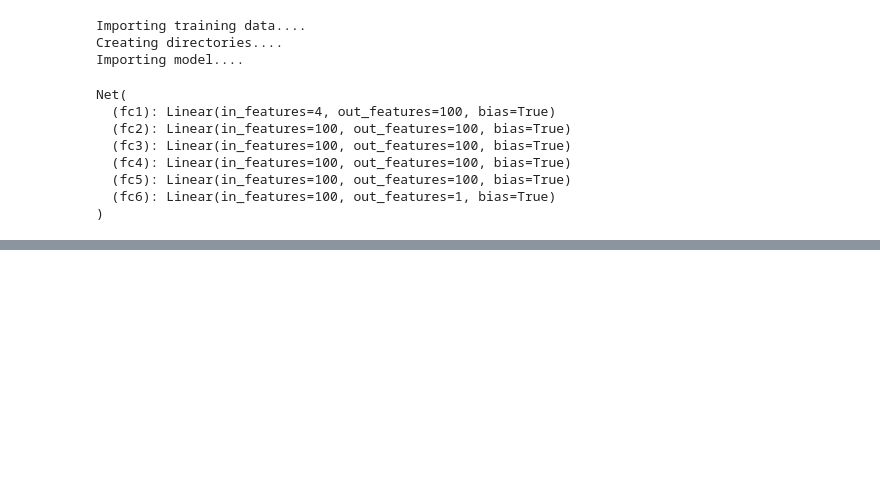
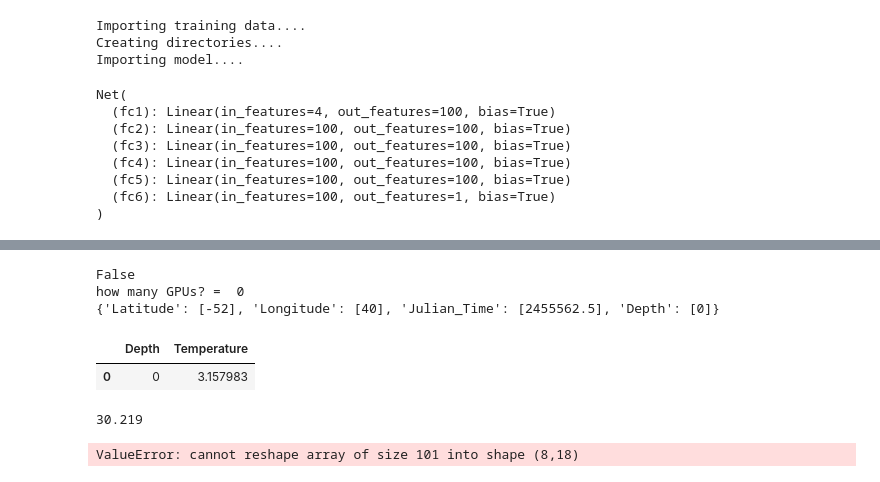
Before and after one commit to DarrenMLie/OTEC, a Jupyter notebook: modelValidation.ipynb, the cells around one changed output, grey strips where cells are left out. Cells and saved outputs as stored; diff of their text form; code cells hidden in the pictures; blank space fills up the shorter version.

```diff
--- a/modelValidation.ipynb
+++ b/modelValidation.ipynb
@@ -181,0 +337,25 @@ False
+# %%
+# from generateThermocline import generateThermocline
+# maxDepth(df,-52,40,1)
+
+generateThermocline(-52,40,2455562.5,maxDepth(df,-52,40,1),1,net,"Results/ThermoclinePlots", False)
+# maxDepthTest(df,-52,40,1)
+# %% [output]
+False
+how many GPUs? =  0
+{'Latitude': [-52], 'Longitude': [40], 'Julian_Time': [2455562.5], 'Depth': [0]}
+|  | Depth | Temperature |
+| 0 | 0 | 3.157983 |
+# %%
+# z[0][0] = 220
+# z
+df.loc[25487635, 'Latitude']
+# df.loc[25487636, 'Longitude']
+# %% [output]
+30.219
+# %%
+lon = plotDf["Longitude"].unique()
+lat = plotDf["Latitude"].unique()
+np.reshape(plotDf["Exergy"], (lat.size, lon.size))
+# %% [output]
+ValueError: cannot reshape array of size 101 into shape (8,18)
```
Also changed, not shown: parts of 12 cells of this notebook, 6 other files.
